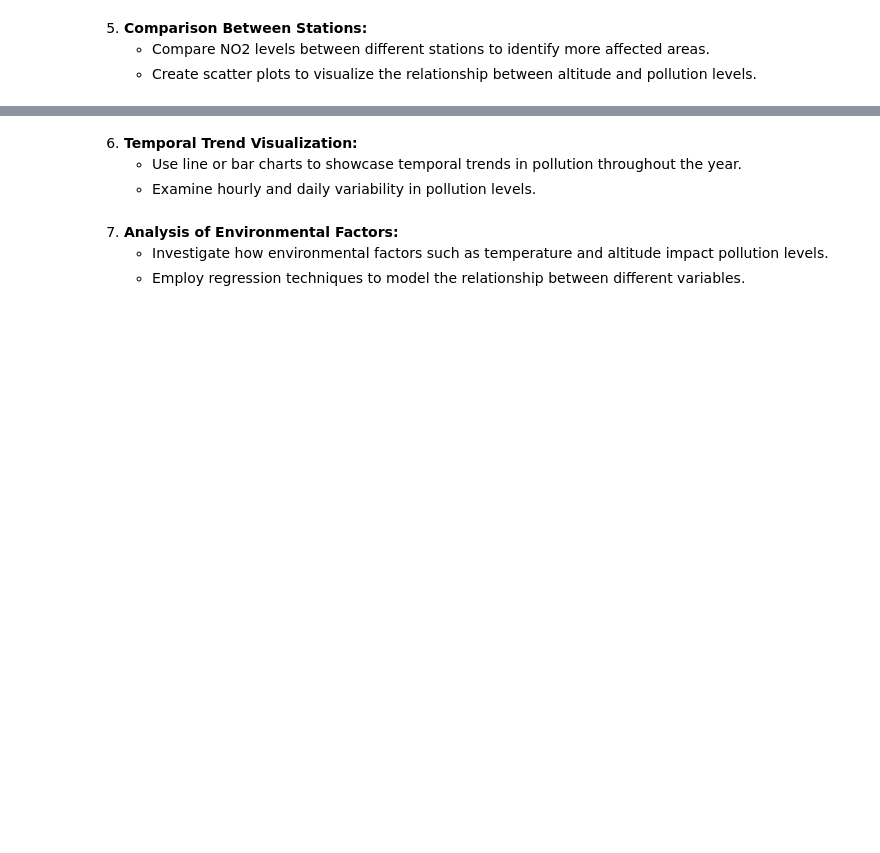
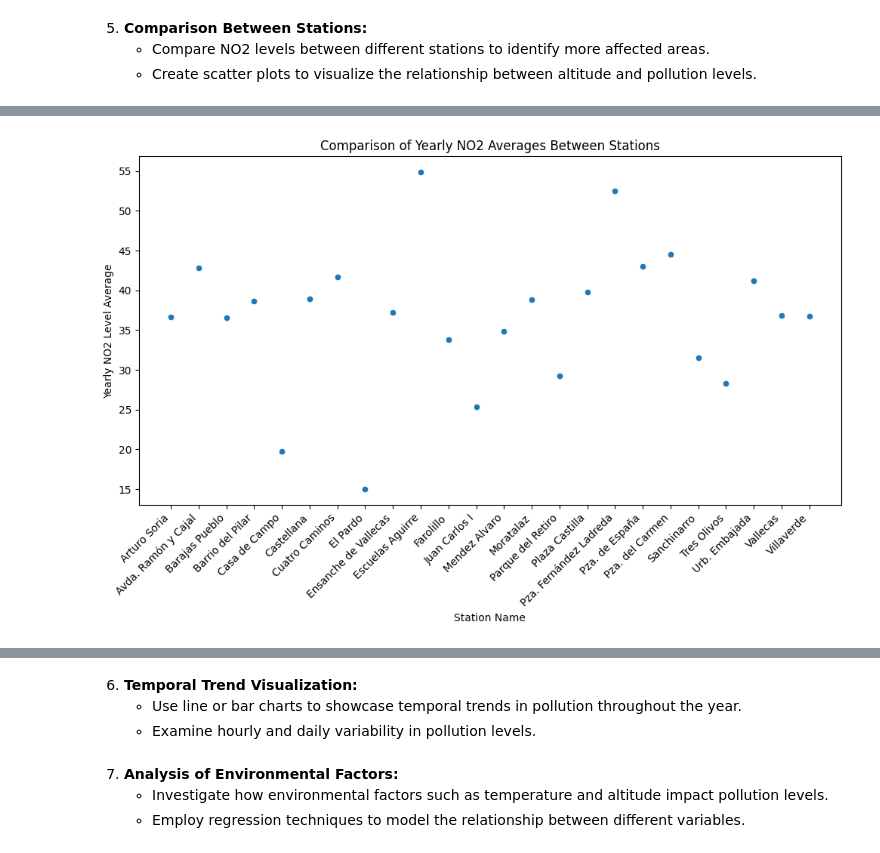
Before and after one commit to carleondel/madrid_pollution_project, a Jupyter notebook: src/EDA.ipynb, the cells around one changed output, grey strips where cells are left out. Drawn from its saved outputs; the diff is of its cells as text; code cells hidden in the pictures; blank space fills up the shorter version.

```diff
--- a/src/EDA.ipynb
+++ b/src/EDA.ipynb
@@ -417,0 +415,14 @@ plt.show()
+# %%
+# Group by station and calculate the yearly average for NO2 levels
+station_avg = df.groupby('name')['NO2_level'].mean().reset_index()
+
+# Scatter plot to compare yearly averages between different stations
+plt.figure(figsize=(12, 6))
+sns.scatterplot(x='name', y='NO2_level', data=station_yearly_avg, alpha=1)
+plt.title('Comparison of Yearly NO2 Averages Between Stations')
+plt.xlabel('Station Name')
+plt.ylabel('Yearly NO2 Level Average')
+plt.xticks(rotation=45, ha='right')  # Rotate x-axis labels for better visibility
+plt.show()
+# %% [output]
+[figure, added]
```
Also changed, not shown: parts of 38 cells of this notebook, 2 other files.
